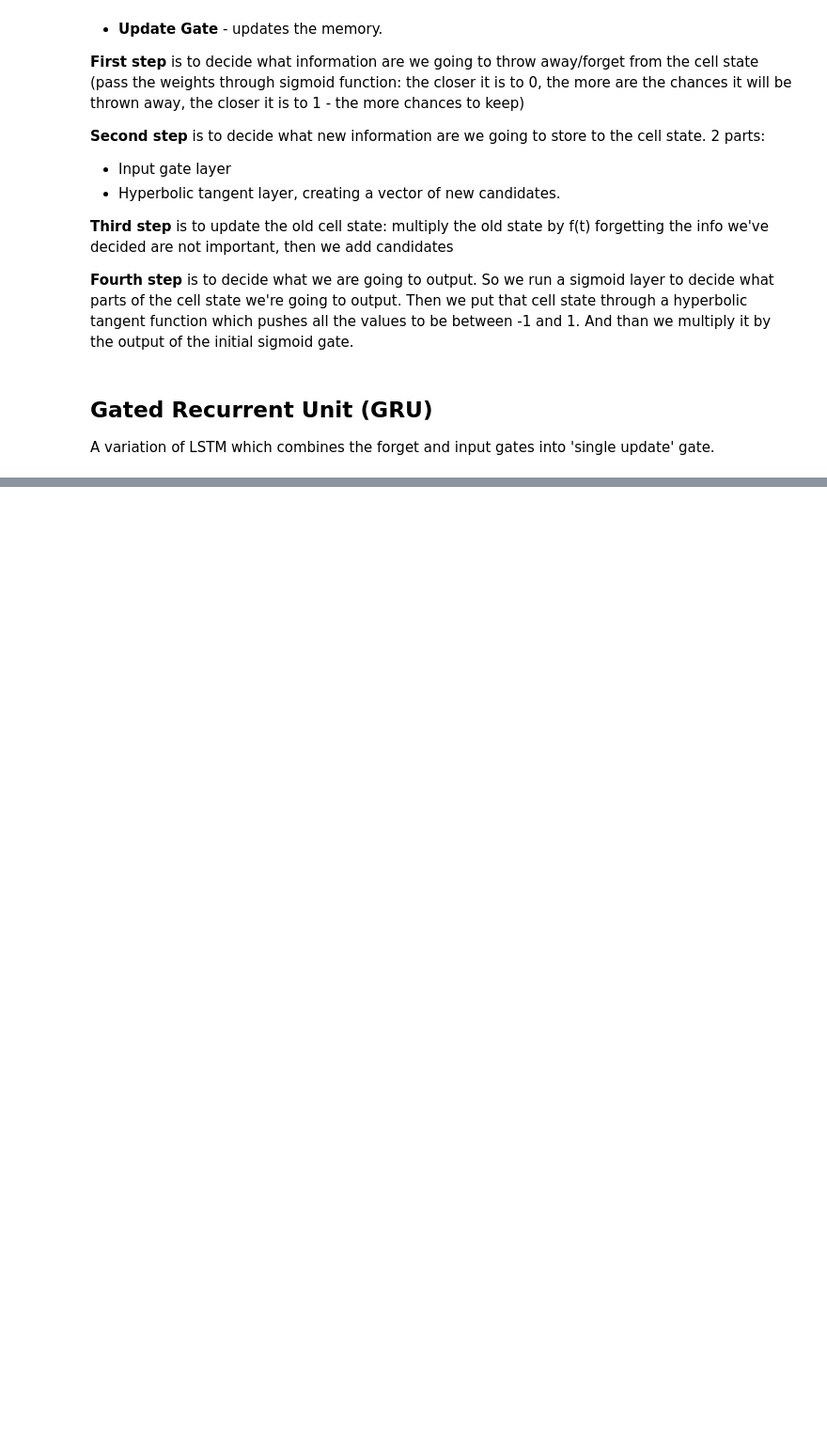
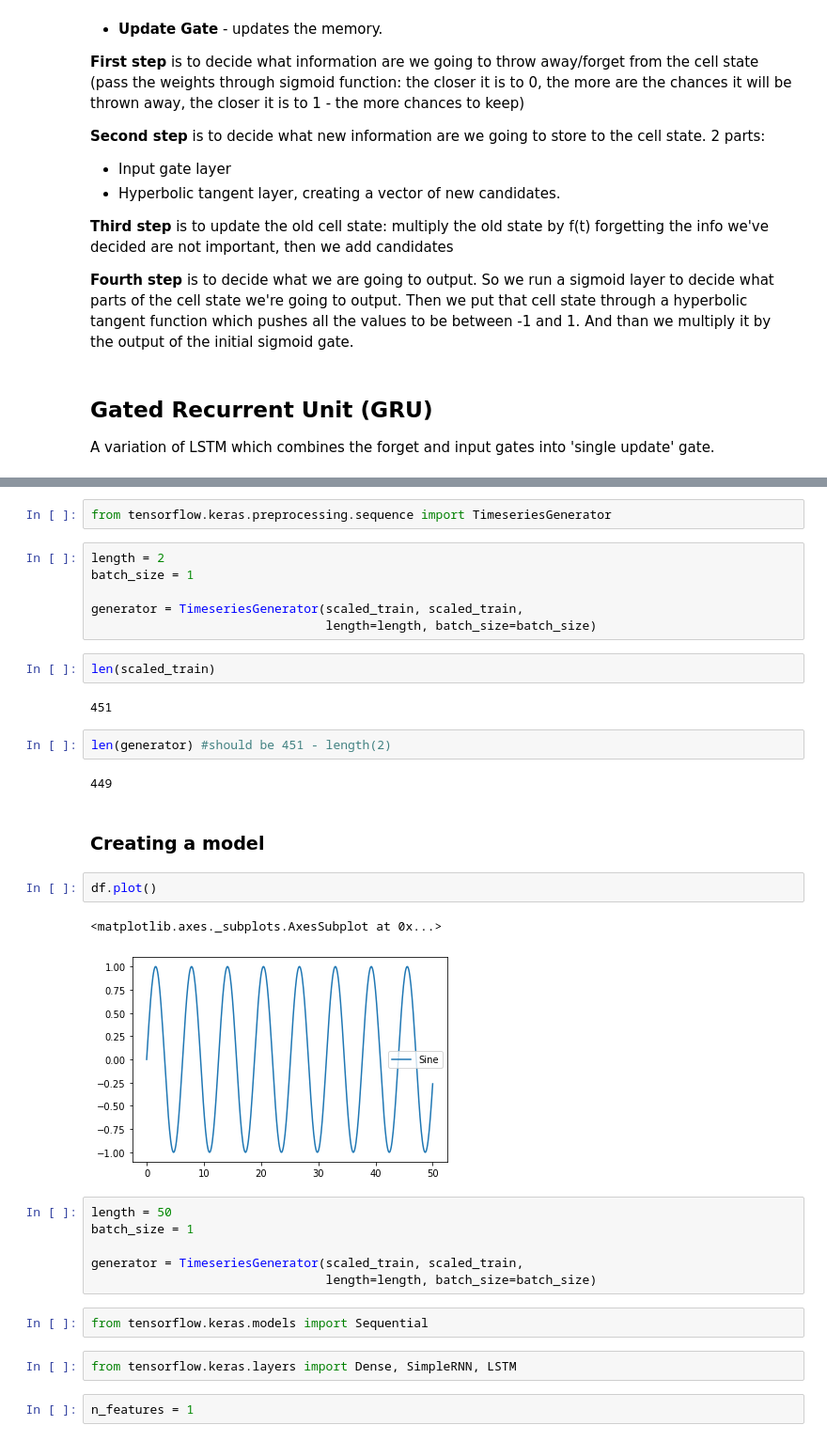
Before and after one commit to Dimisz/tensorflow_lectures, a Jupyter notebook: RNN_lecture.ipynb, the cells around one changed output, grey strips where cells are left out. Shown at 94% size. Cells and saved outputs as stored; diff of their text form; blank space fills up the shorter version.

```diff
--- a/RNN_lecture.ipynb
+++ b/RNN_lecture.ipynb
@@ -77,0 +148,35 @@ A variation of LSTM which combines the forget and input gates into 'single updat
+# %%
+from tensorflow.keras.preprocessing.sequence import TimeseriesGenerator
+# %%
+length = 2
+batch_size = 1
+
+generator = TimeseriesGenerator(scaled_train, scaled_train,
+                                length=length, batch_size=batch_size)
+# %%
+len(scaled_train)
+# %% [output]
+451
+# %%
+len(generator) #should be 451 - length(2)
+# %% [output]
+449
+# %% [markdown]
+### Creating a model
+# %%
+df.plot()
+# %% [output]
+<matplotlib.axes._subplots.AxesSubplot at 0x...>
+[figure, added]
+# %%
+length = 50
+batch_size = 1
+
+generator = TimeseriesGenerator(scaled_train, scaled_train,
+                                length=length, batch_size=batch_size)
+# %%
+from tensorflow.keras.models import Sequential
+# %%
+from tensorflow.keras.layers import Dense, SimpleRNN, LSTM
+# %%
+n_features = 1
```
Also changed, not shown: parts of 64 cells of this notebook.
